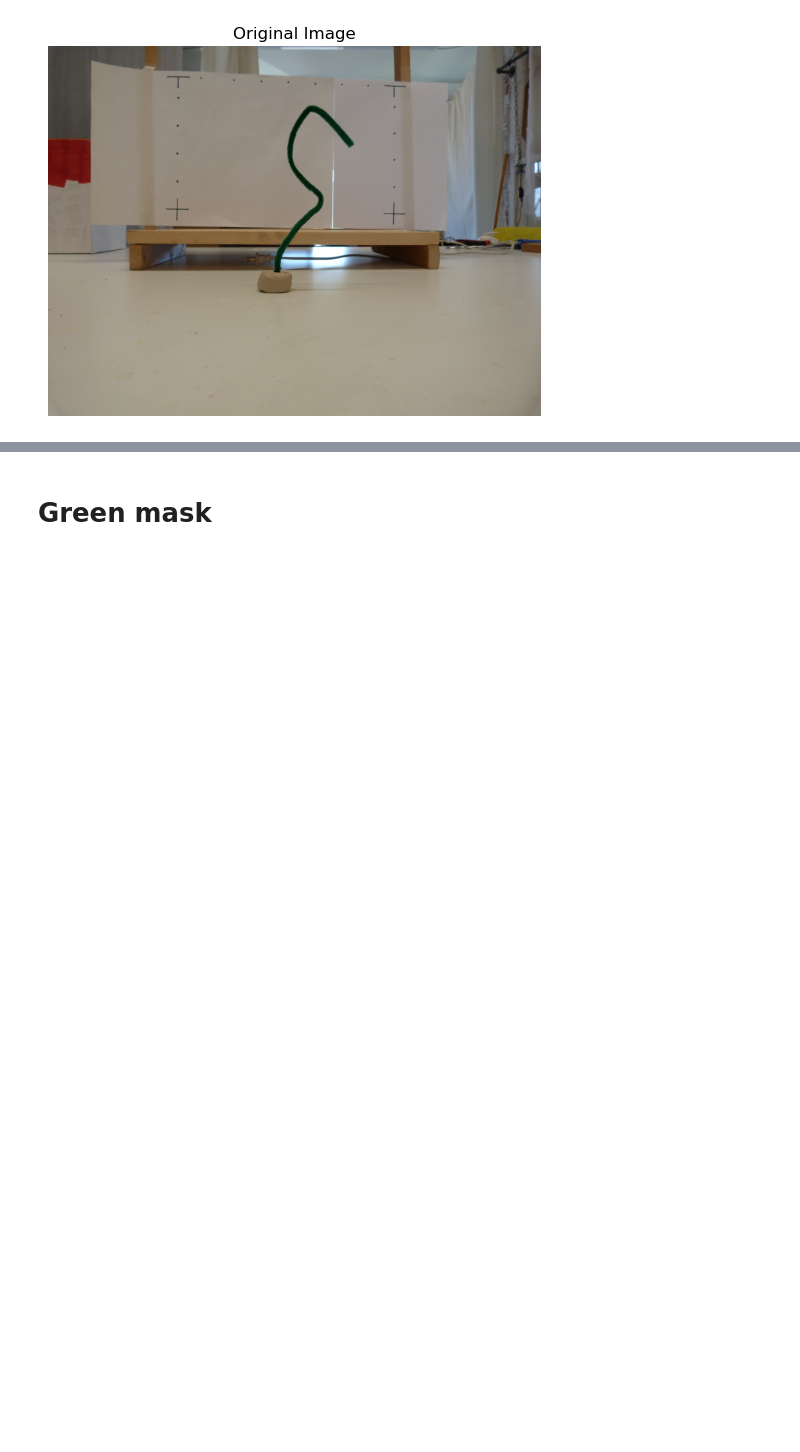
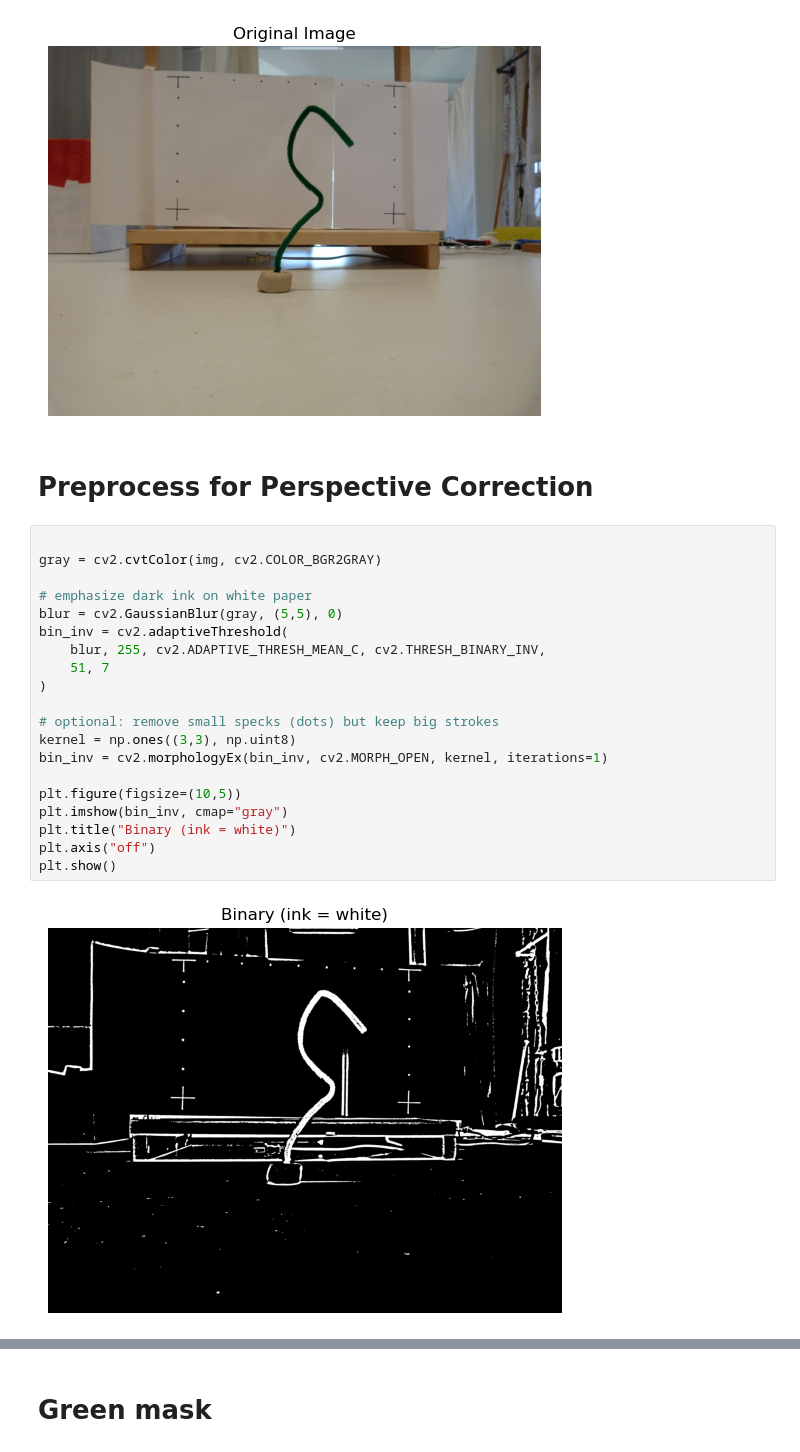
Before and after one commit to josef-lin/HFSP-dodder, a Jupyter notebook: image-processing/main.ipynb, the cells around one changed output, grey strips where cells are left out. Cells and saved outputs as stored; diff of their text form; blank space fills up the shorter version.

```diff
--- a/image-processing/main.ipynb
+++ b/image-processing/main.ipynb
@@ -14,3 +14,27 @@ plt.axis('off')
 # %% [output]
 (np.float64(-0.5), np.float64(4319.5), np.float64(3239.5), np.float64(-0.5))
 [figure]
+# %% [markdown]
+# Preprocess for Perspective Correction
+# %%
+
+gray = cv2.cvtColor(img, cv2.COLOR_BGR2GRAY)
+
+# emphasize dark ink on white paper
+blur = cv2.GaussianBlur(gray, (5,5), 0)
+bin_inv = cv2.adaptiveThreshold(
+    blur, 255, cv2.ADAPTIVE_THRESH_MEAN_C, cv2.THRESH_BINARY_INV,
+    51, 7
+)
+
+# optional: remove small specks (dots) but keep big strokes
+kernel = np.ones((3,3), np.uint8)
+bin_inv = cv2.morphologyEx(bin_inv, cv2.MORPH_OPEN, kernel, iterations=1)
+
+plt.figure(figsize=(10,5))
+plt.imshow(bin_inv, cmap="gray")
+plt.title("Binary (ink = white)")
+plt.axis("off")
+plt.show()
+# %% [output]
+[figure, added]
```
Also changed, not shown: parts of 11 cells of this notebook.
